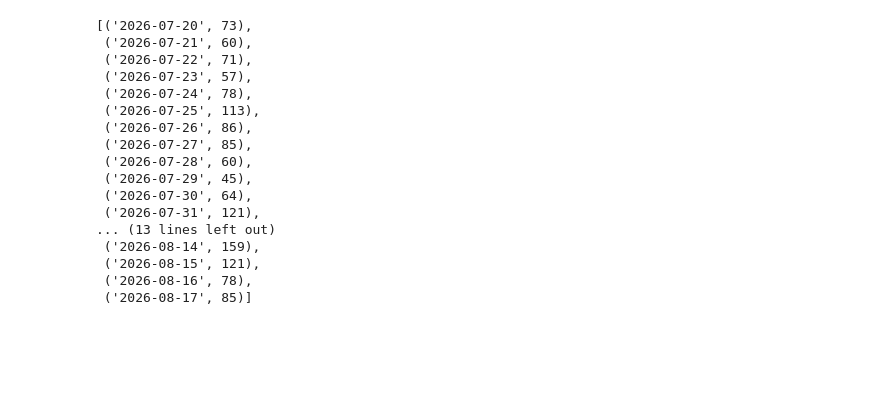
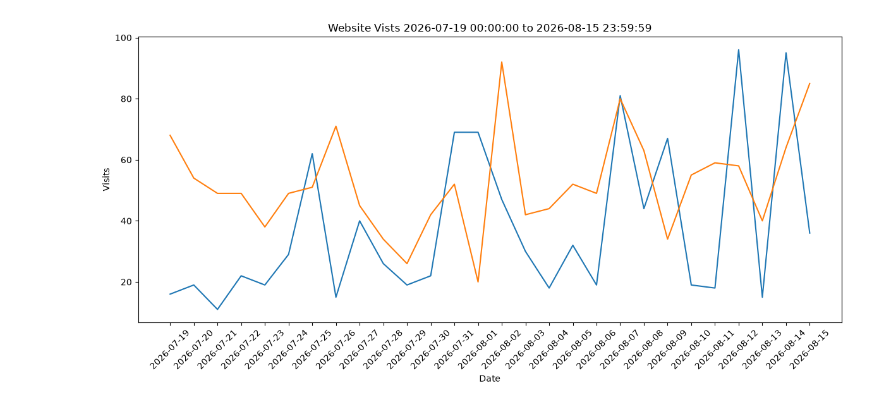
Before and after one commit to philiplessner/LogFileAnalysis, a Jupyter notebook: analyzedb.ipynb, the cells around one changed output. Cells and saved outputs as stored; diff of their text form; code cells hidden in the pictures; blank space fills up the shorter version.

```diff
--- a/analyzedb.ipynb
+++ b/analyzedb.ipynb
@@ -87,8 +105,6 @@ chart_html = f"""
 with open(Path(data_dir, 'countryCode_counts.html'), 'w', encoding='utf-8') as f:
     f.write(chart_html)
 # %%
-start_date = "2026-07-20 00:00:00"
-end_date = "2026-08-17 23:59:59"
 endpoint_query = """
     SELECT endpoint, COUNT(*) AS count
     FROM logs
@@ -165,20 +170,11 @@ visits_counts = query_results(visits_query, path2db, (start_date, end_date))
-# %%
-visits_counts
-# %% [output]
-[('2026-07-20', 73),
- ('2026-07-21', 60),
- ('2026-07-22', 71),
- ('2026-07-23', 57),
- ('2026-07-24', 78),
- ('2026-07-25', 113),
- ('2026-07-26', 86),
- ('2026-07-27', 85),
- ('2026-07-28', 60),
- ('2026-07-29', 45),
- ('2026-07-30', 64),
- ('2026-07-31', 121),
-... (13 lines left out)
- ('2026-08-14', 159),
- ('2026-08-15', 121),
- ('2026-08-16', 78),
- ('2026-08-17', 85)]
+# %%
+visits_query = """
+SELECT DATE(datetime) AS visit_day,
+       COUNT(*) AS total_visits,
+       COUNT(CASE WHEN Agent_Type = 'H' THEN 1 END) AS human_visits,
+       COUNT(CASE WHEN Agent_Type = 'R' THEN 1 END) AS robot_visits
+FROM logs
+WHERE strftime('%Y-%m-%d %H:%M:%S', datetime) BETWEEN ? AND ?
+GROUP BY DATE(datetime)
+ORDER BY visit_day;
+"""
@@ -184,0 +184,16 @@ visits_counts
+# %%
+dates = [date for date, _, _, _ in visits_counts]
+humans = [human for _,_, human, _ in visits_counts]
+robots = [robot for _, _, _, robot in visits_counts]
+# %%
+
+plt.figure(figsize=(12, 6))
+plt.plot(dates, humans)
+plt.plot(dates, robots)
+plt.title(f'Website Vists {start_date} to {end_date}')
+plt.xlabel('Date')
+plt.ylabel('Visits')
+plt.xticks(rotation=45)
+plt.tight_layout()
+# %% [output]
+[figure, added]
```
Also changed, not shown: parts of 14 cells of this notebook.
